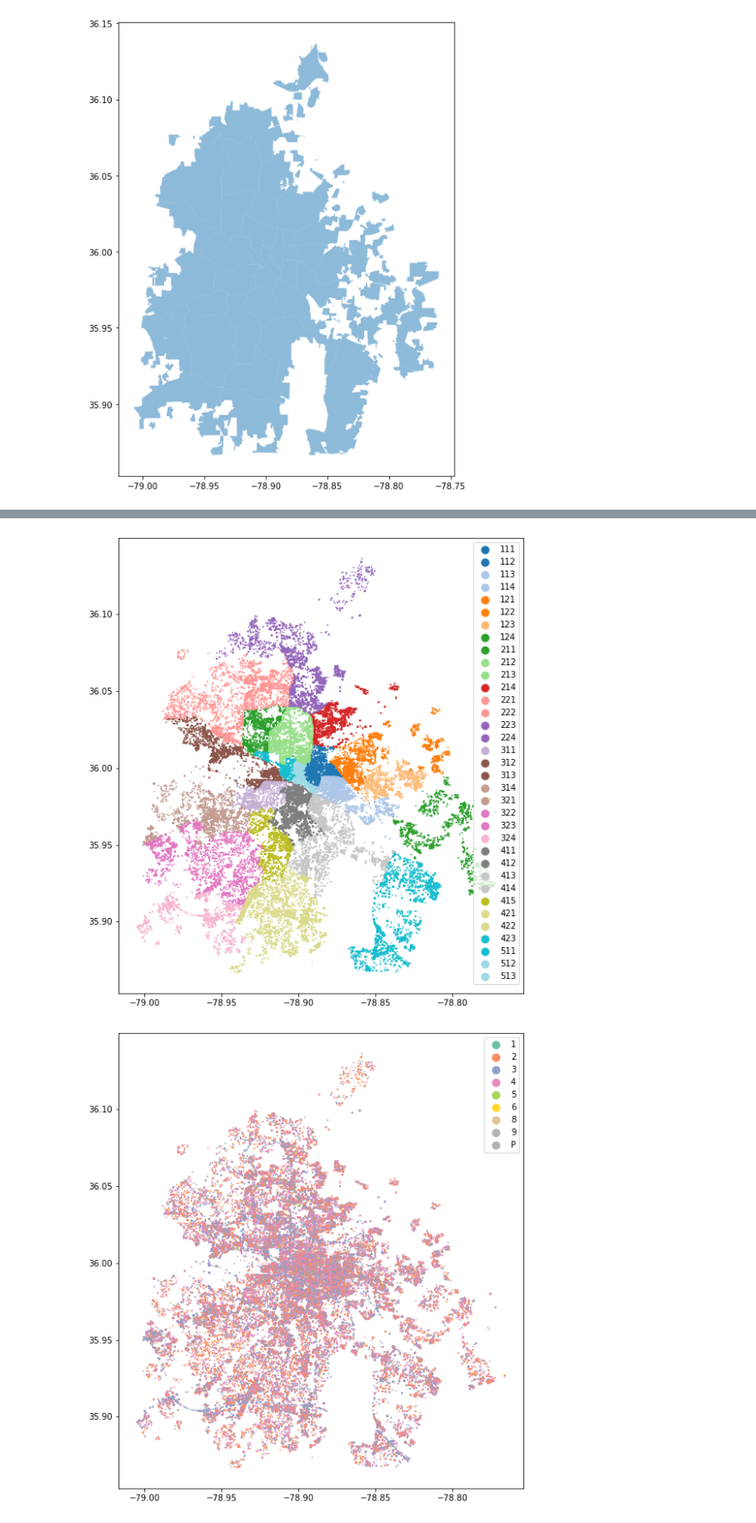
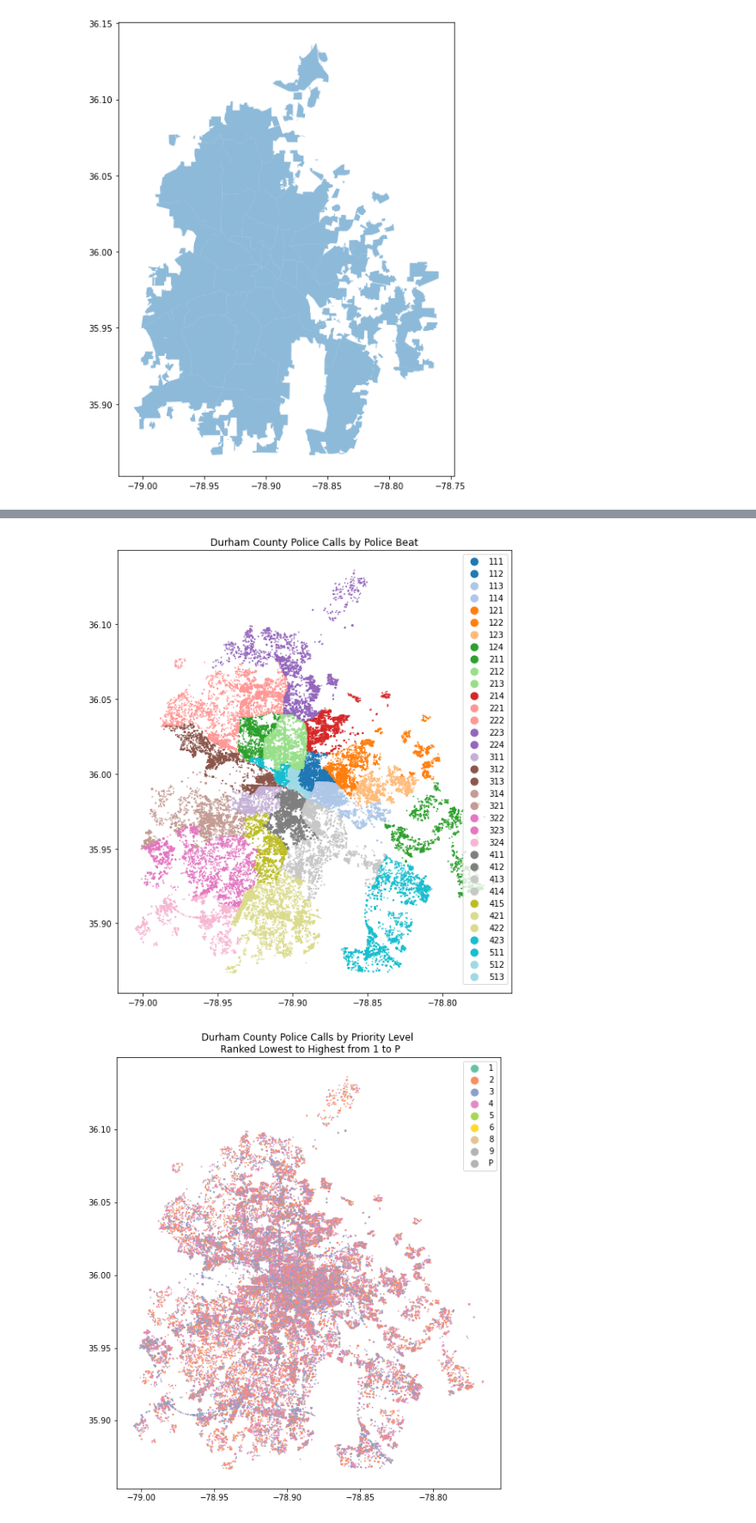
Before and after one commit to sadiesheridan/dataplus-project27-community-safety-durham, a Jupyter notebook: 10_code/EDA.ipynb, the cells around one changed output, grey strips where cells are left out. Shown at 86% size. Saved outputs shown, nothing was run; the diff lists cells and outputs as text; code cells hidden in the pictures.

Commit message:
Added titles to the plots

```diff
--- a/10_code/EDA.ipynb
+++ b/10_code/EDA.ipynb
@@ -287,20 +291,26 @@ dpd_w_policebeats.plot(column='LAWBEAT',
                          figsize=(10,6),
                          markersize=0.5,
                          cmap="tab20", ax=ax, aspect=1);
+
+ax.set(title='Durham County Police Calls by Police Beat')
+plt.show()
 # %% [output]
-[figure, old version]
+[figure, new version]
 # %%
 # Plot the call data by Priority using geopandas .plot() method
 fig, ax = plt.subplots(figsize = (10,10))
 
 dpd_w_policebeats.plot(column='Priority',
                          categorical=True,
                          legend=True,
                          figsize=(10,6),
                          markersize=0.5,
                          cmap="Set2", ax=ax, aspect=1);
+
+ax.set(title='Durham County Police Calls by Priority Level \n Ranked Lowest to Highest from 1 to P')
+plt.show()
 # %% [output]
-[figure, old version]
+[figure, new version]
 # %%
 #Plot the two data sets together setting the aspect 'equal'
 fig, ax = plt.subplots()
```
Also changed, not shown: parts of 4 cells of this notebook.
